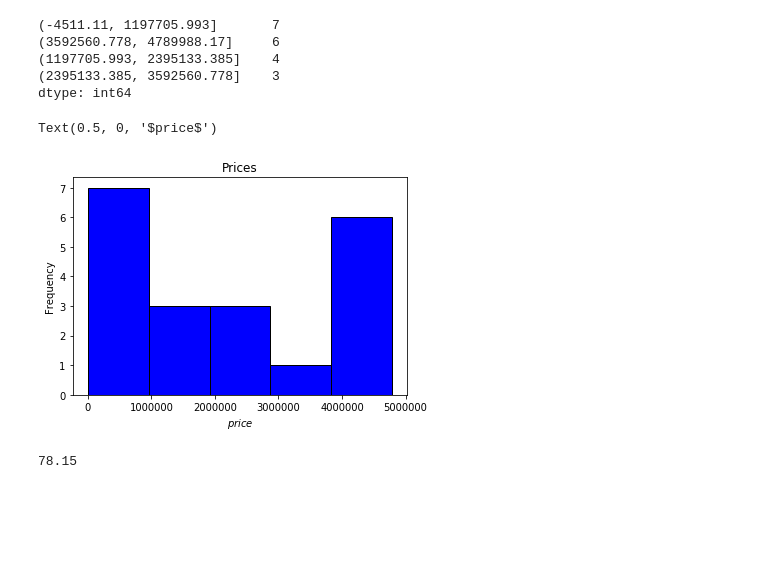
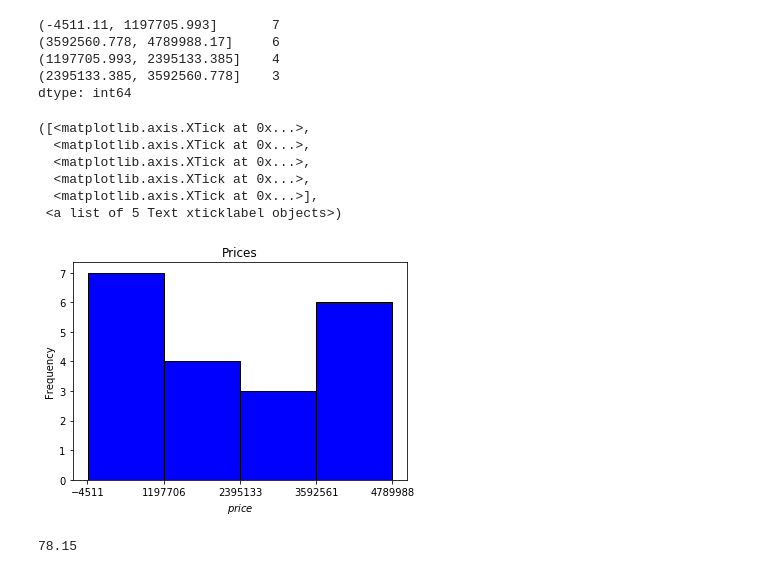
Before and after one commit to ravinder79/python-exercises, a Jupyter notebook: 4.8.4.2_pandas_series.ipynb, the cells around one changed output. Cells and saved outputs as stored; diff of their text form; code cells hidden in the pictures; blank space fills up the shorter version.

```diff
--- a/4.8.4.2_pandas_series.ipynb
+++ b/4.8.4.2_pandas_series.ipynb
@@ -337,13 +342,19 @@ dtype: int64
 # %%
 %matplotlib inline
 import matplotlib.pyplot as plt
 # Plot a histogram of the data. Be sure to include a title and axis labels
-prices.plot.hist(prices, bins = 5, edgecolor='black', color='blue')
+prices.plot.hist(prices, bins = 4, edgecolor='black', color='blue')
 plt.title('Prices')
 plt.xlabel('$price$')
+plt.xticks([-4511.11, 1197705.993, 2395133.385, 3592560.778, 4789988.17])
 # %% [output]
-Text(0.5, 0, '$price$')
+([<matplotlib.axis.XTick at 0x...>,
+  <matplotlib.axis.XTick at 0x...>,
+  <matplotlib.axis.XTick at 0x...>,
+  <matplotlib.axis.XTick at 0x...>,
+  <matplotlib.axis.XTick at 0x...>],
+ <a list of 5 Text xticklabel objects>)
-[figure, old version]
+[figure, new version]
 # %%
 scores = pd.Series([60, 86, 75, 62, 93, 71, 60, 83, 95, 78, 65, 72, 69, 81, 96, 80, 85, 92, 82, 78])
 # %%
```
Also changed, not shown: parts of 10 cells of this notebook.
